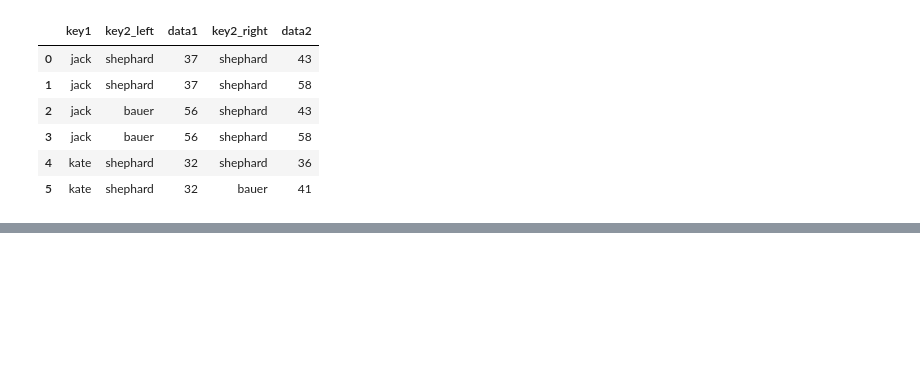
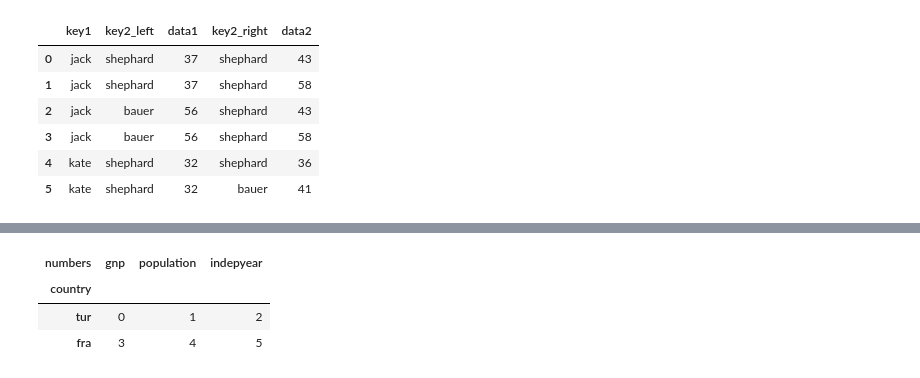
Before and after one commit to deepcloudlabs/dcl702-2020-sep-16, a Jupyter notebook: module07-combining.joining.reshaping.data/exercises.ipynb, the cells around one changed output, grey strips where cells are left out. Cells and saved outputs as stored; diff of their text form; code cells hidden in the pictures; blank space fills up the shorter version.

```diff
--- a/module07-combining.joining.reshaping.data/exercises.ipynb
+++ b/module07-combining.joining.reshaping.data/exercises.ipynb
@@ -179,0 +214,9 @@ pd.merge(frame5,frame6, on="key1", suffixes=('_left', '_right'))
+# %%
+frame9 = frame8.unstack('numbers')
+# %%
+frame9
+# %% [output]
+| numbers | gnp | population | indepyear |
+| country |  |  |  |
+| tur | 0 | 1 | 2 |
+| fra | 3 | 4 | 5 |
```
Also changed, not shown: parts of 13 cells of this notebook, 2 other files.
